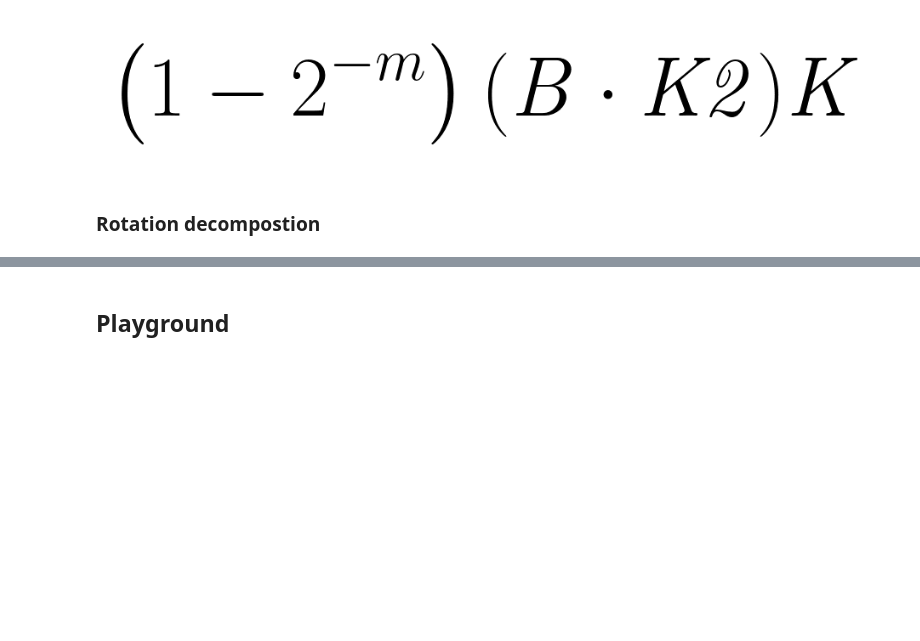
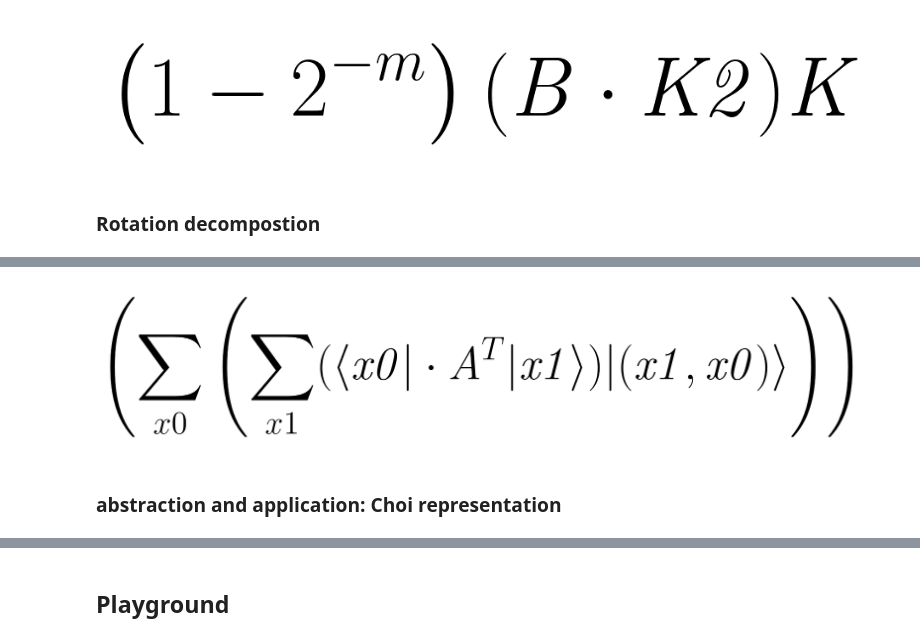
Before and after one commit to LucianoXu/28-Dirac3, a Jupyter notebook: demo.ipynb, the cells around one changed output, grey strips where cells are left out. Saved outputs shown, nothing was run; the diff lists cells and outputs as text; code cells hidden in the pictures; blank space fills up the shorter version.

```diff
--- a/demo.ipynb
+++ b/demo.ipynb
@@ -108,4 +196,5 @@ b.render_tex()
 # %%
-norm_a = trs.normalize(sub(a))
-norm_b = trs.normalize(sub(b))
-assert norm_a == norm_b
+norm_a = trs.normalize(a)
+norm_b = trs.normalize(b)
+
+assert trs.normalize(juxt(sumeq(norm_a))) == trs.normalize(juxt(sumeq(norm_b)))
@@ -140,0 +205,6 @@ True
+# %%
+trs.normalize(juxt(sumeq(norm_b))).render_tex()
+# %% [output]
+[figure, added]
+# %% [markdown]
+### abstraction and application: Choi representation
```
Also changed, not shown: parts of 24 cells of this notebook, 4 other files.
